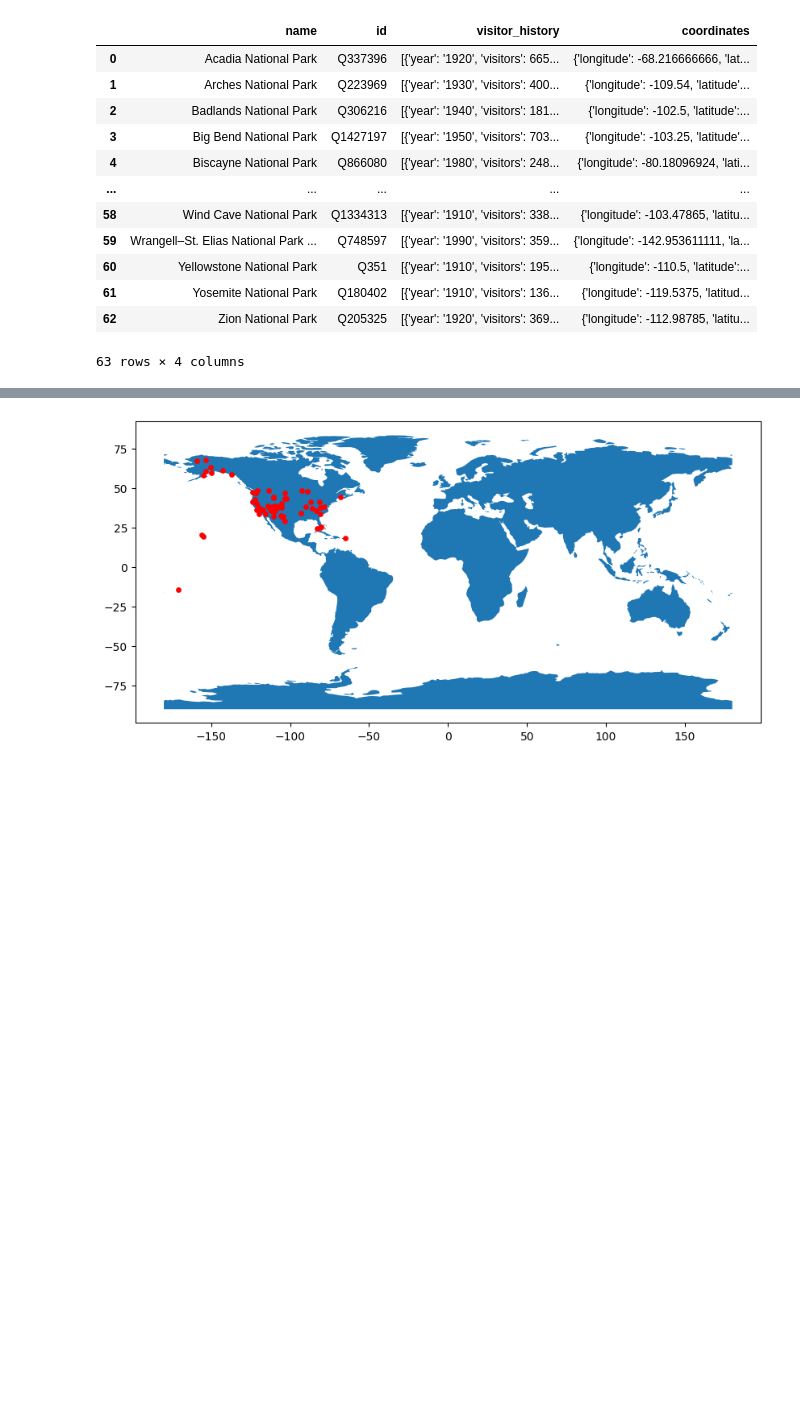
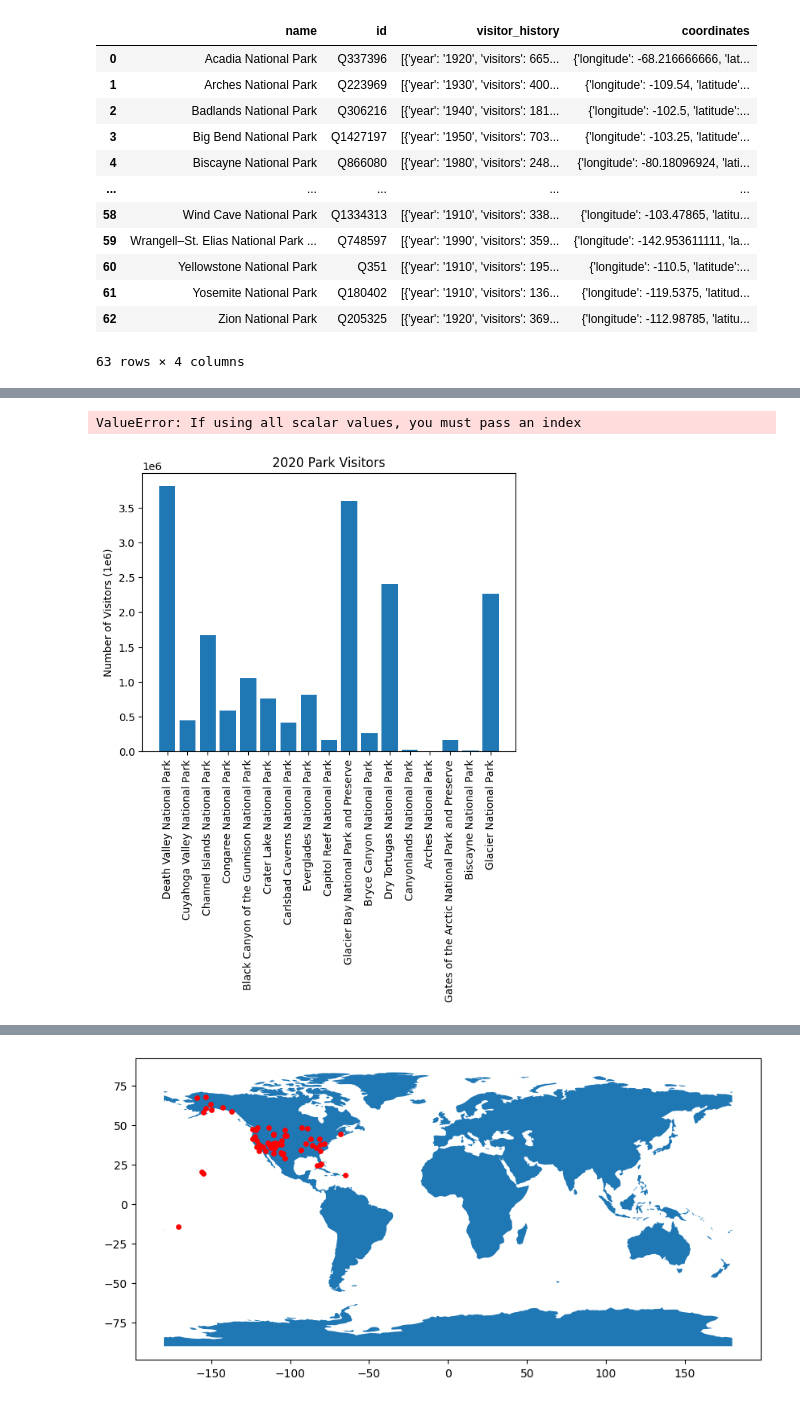
Before and after one commit to mhshaw2005/info25final, a Jupyter notebook: dataCleaningDraft.ipynb, the cells around one changed output, grey strips where cells are left out. Saved outputs shown, nothing was run; the diff lists cells and outputs as text; code cells hidden in the pictures; blank space fills up the shorter version.

Commit message:
7/24 Commit
Committing everything that I was using to work on visuals that either didn't make it into the final project or are data that I don't want to risk messing up.

```diff
--- a/dataCleaningDraft.ipynb
+++ b/dataCleaningDraft.ipynb
@@ -182,0 +177,23 @@ Name: coordinates, Length: 63, dtype: object
+# %%
+dict2019 = {}
+dict2020 = {}
+dict2021 = {}
+# %%
+for i in (mapDf['visitor_history']):
+    for j in i:
+        if (j['year']=='2019'):
+            index=i.index(j)
+            dict2019[index]=j['visitors']
+
+for i in (mapDf['visitor_history']):
+    for j in i:
+        if (j['year']=='2020'):
+            index=i.index(j)
+            dict2020[index]=j['visitors']
+
+
+for i in (mapDf['visitor_history']):
+    for j in i:
+        if (j['year']=='2021'):
+            index=i.index(j)
+            dict2021[index]=j['visitors']
@@ -185,6 +227,14 @@ long = []
 lat = []
 coords = []
 # %%
-for i in mapDf:
+for i in mapDf['coordinates']:
     long.append(i['longitude'])
     lat.append(i['latitude'])
+# %%
+for i in long:
+    if long.index(i) not in dict2020.keys():
+        long.remove(i)
+
+for i in lat:
+    if lat.index(i) not in dict2020.keys():
+        lat.remove(i)
@@ -191,4 +261,19 @@ for i in mapDf:
 # %%
 geometry = [Point(xy) for xy in zip(long, lat)]
 # %%
-gdf = GeoDataFrame(mapDf, geometry=geometry)
+gdf = GeoDataFrame(dict2020, geometry=geometry)
+# %% [output]
+ValueError: If using all scalar values, you must pass an index
+# %%
+names = []
+number= list(dict2020.keys())
+for i in number:
+    names.append(mapDf['name'][i])
+counts = list(dict2020.values())
+plt.bar(names,counts)
+plt.xticks(names, rotation=90)
+plt.ylabel('Number of Visitors (1e6)')
+plt.title('2020 Park Visitors')
+plt.savefig('2020Barplot.png')
+# %% [output]
+[figure, added]
```
Also changed, not shown: parts of 19 cells of this notebook, 2 other files.
